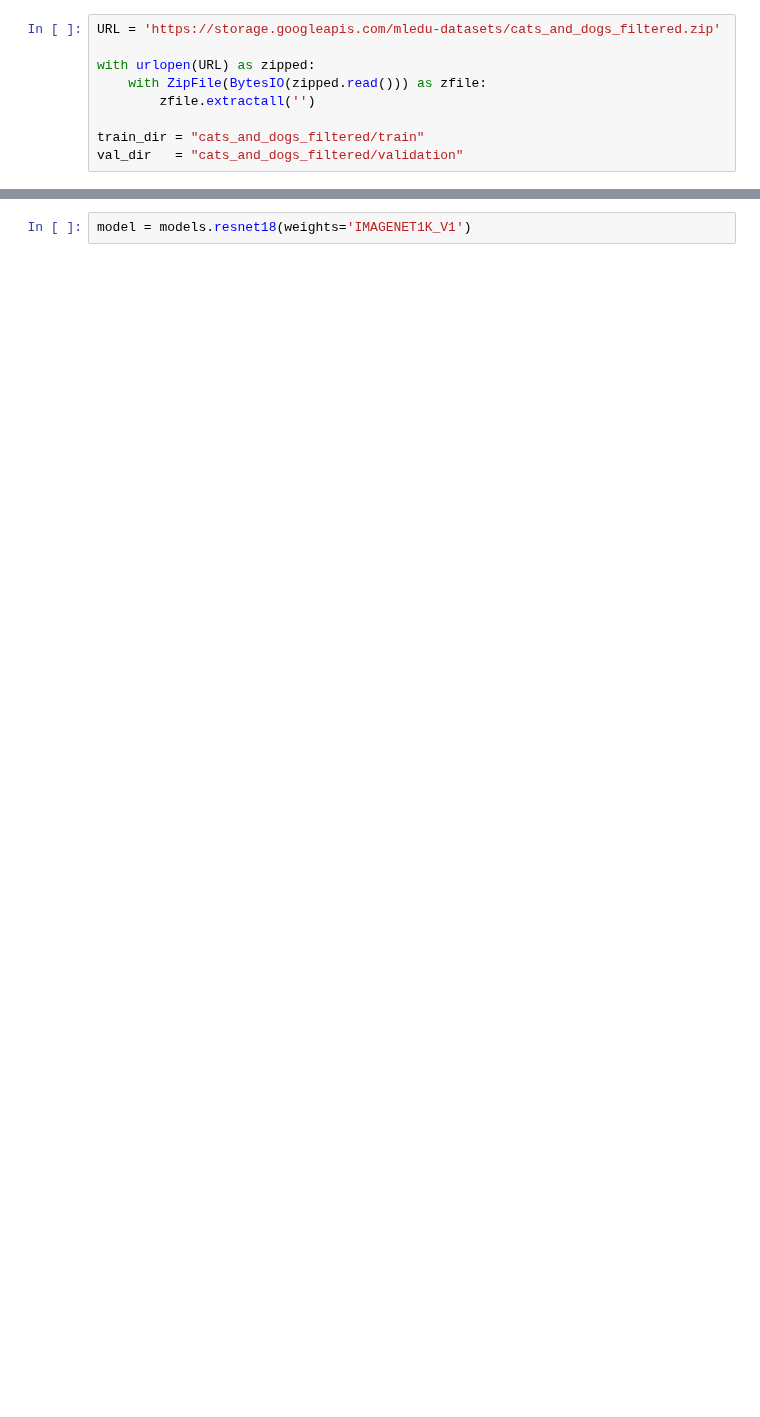
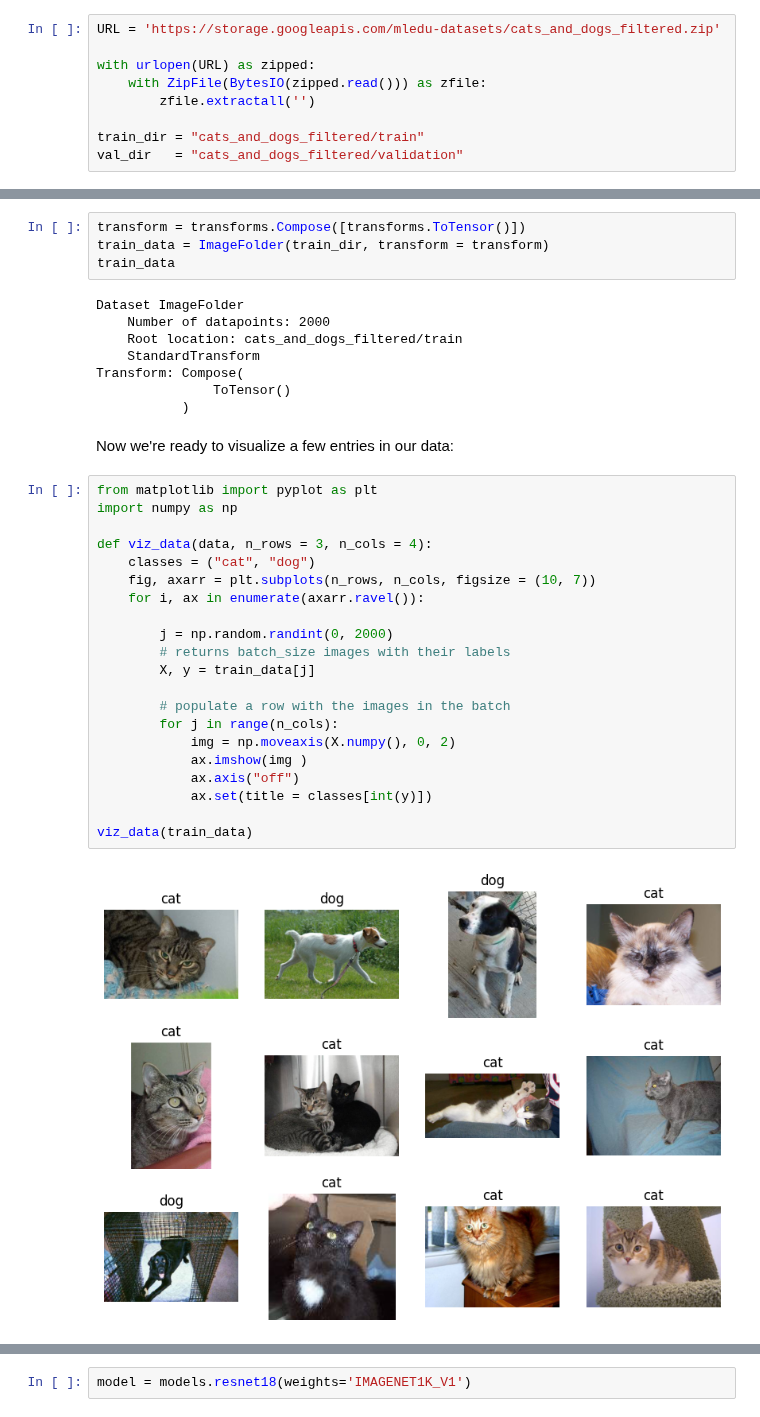
Before and after one commit to middlebury-csci-0451/CSCI-0451-s24, a Jupyter notebook: lecture-notes/image_classification_in_practice.ipynb, the cells around one changed output, grey strips where cells are left out. Cells and saved outputs as stored; diff of their text form; blank space fills up the shorter version.

```diff
--- a/lecture-notes/image_classification_in_practice.ipynb
+++ b/lecture-notes/image_classification_in_practice.ipynb
@@ -30,0 +52,37 @@ IMG_SIZE = (160, 160)
+# %%
+transform = transforms.Compose([transforms.ToTensor()])
+train_data = ImageFolder(train_dir, transform = transform)
+train_data
+# %% [output]
+Dataset ImageFolder
+    Number of datapoints: 2000
+    Root location: cats_and_dogs_filtered/train
+    StandardTransform
+Transform: Compose(
+               ToTensor()
+           )
+# %% [markdown]
+Now we're ready to visualize a few entries in our data:
+# %%
+from matplotlib import pyplot as plt
+import numpy as np
+
+def viz_data(data, n_rows = 3, n_cols = 4):
+    classes = ("cat", "dog")
+    fig, axarr = plt.subplots(n_rows, n_cols, figsize = (10, 7))
+    for i, ax in enumerate(axarr.ravel()):
+
+        j = np.random.randint(0, 2000)
+        # returns batch_size images with their labels
+        X, y = train_data[j]
+
+        # populate a row with the images in the batch
+        for j in range(n_cols):
+            img = np.moveaxis(X.numpy(), 0, 2)
+            ax.imshow(img )
+            ax.axis("off")
+            ax.set(title = classes[int(y)])
+
+viz_data(train_data)
+# %% [output]
+[figure, added]
```
Also changed, not shown: parts of 53 cells of this notebook.
